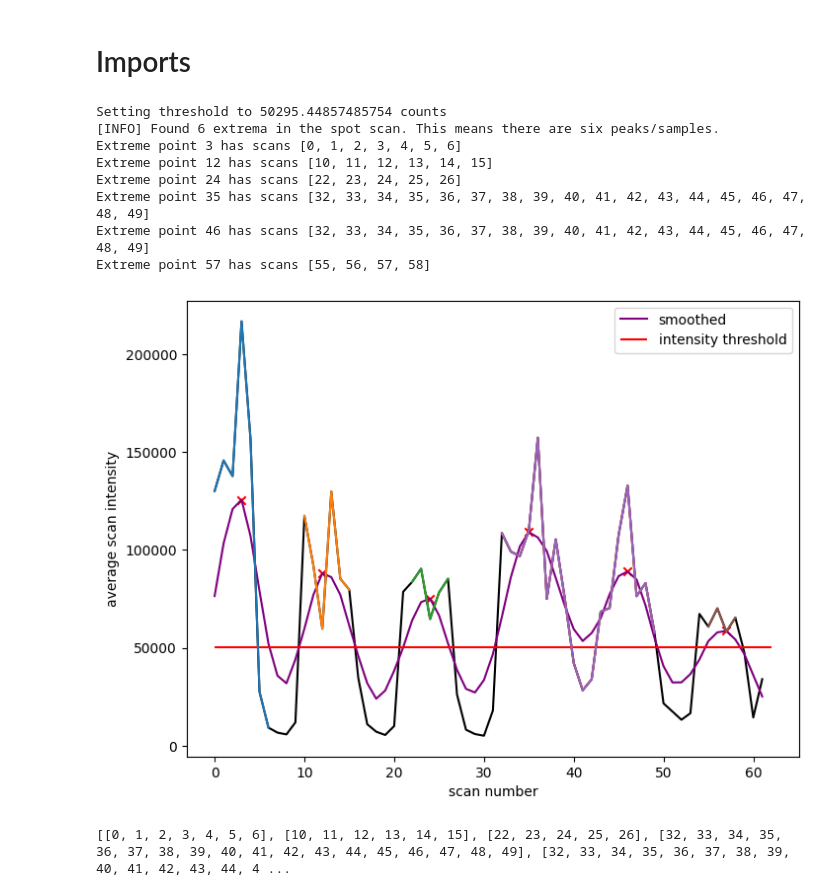
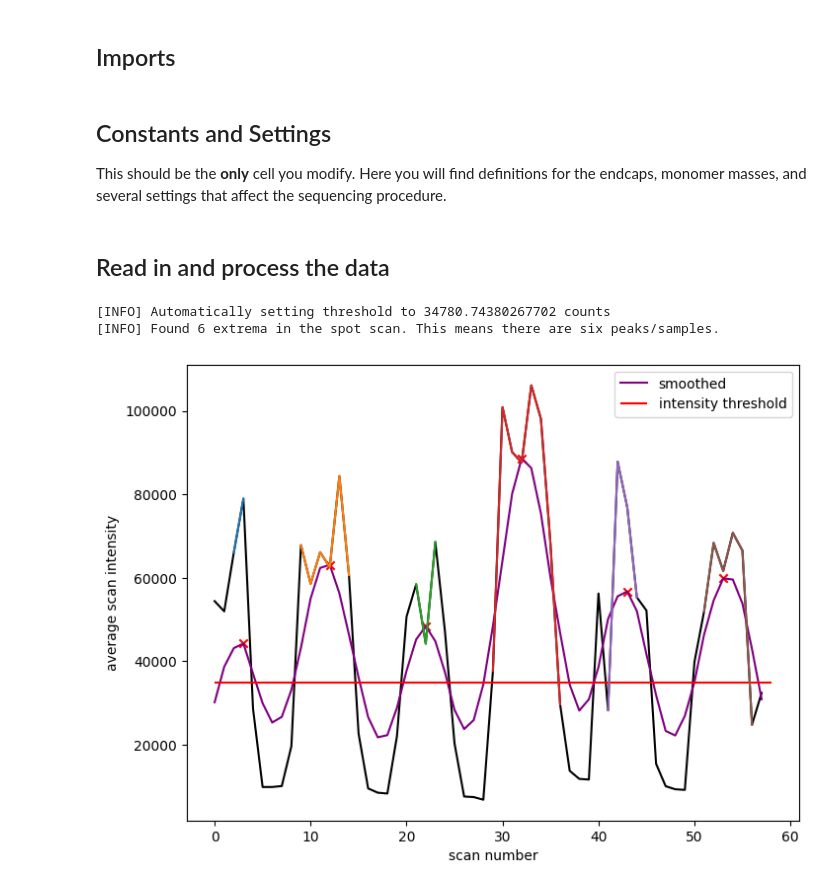
Before and after one commit to PhysicalOrganic/DesiSequencer, a Jupyter notebook: SequenceFromDesi.ipynb, the cells around one changed output. Cells and saved outputs as stored; diff of their text form; code cells hidden in the pictures.

```diff
--- a/SequenceFromDesi.ipynb
+++ b/SequenceFromDesi.ipynb
@@ -1,3 +4,3 @@
 # %% [markdown]
-# Imports
+## Imports
 # %%
@@ -10,2 +16,5 @@ import matplotlib.pyplot as plt
 from utils import read_desi_data_file, get_average_intensity_of_scan, get_spots, combine_scans, mass_to_monomer
 from utils import identify_masses_from_sequencing, find_parent_mass
+# %% [markdown]
+## Constants and Settings
+This should be the __only__ cell you modify. Here you will find definitions for the endcaps, monomer masses, and several settings that affect the sequencing procedure.
@@ -12,71 +89,28 @@ from utils import identify_masses_from_sequencing, find_parent_mass
+# %% [markdown]
+## Read in and process the data
 # %%
-endcap_mass = 262.084
-endcap_name = 'Tyr(OMe)'
-
-# this is the scan intensity that you check to see what is noise and what is oligos
-intensity_threshold = 'auto'
-
-# Set the maximum spot width
-spot_width = 6
-
-# Debug
-debug = True
-
-# Rounding for something in the reading/cleaning up of scans
-mz_round = 3
-
-# Define the monomer masses
-MonomerMasses = {
-    101.0477:'Ala',
-    103.0602:'D2Ala',
-    115.0633:'Abu',
-    117.0759:'D2Abu',
-    127.0633:'Gly(allyl)',
-    129.0759:'D2Allyl',
-    131.0582:'Ser',
-    133.0708:'D2Ser',
-    143.0946:'Leu',
-    145.1072:'D2Leu',
-    177.0790:'Phe',
-    179.0915:'D2Phe',
-    183.1259:'Cha',
-    185.1385:'D2Cha',
-    191.0949:'HoPhe',
-    193.0739:'Tyr(OH)',
-    193.1072:'D2HoPhe',
-    195.0864:'D2Tyr(OH)',
-    207.0895:'TyrOMe',
-    209.1021:'D2TyrOMe',
-}
-
-#file = Path('./julia_data/04172024_oligomers_CVprofiling_A-F_3rdtry.txt')
-file = Path('./julia_data/04172024_oligomers_CVprofiling_A-F_2ndtry.txt')
-
 # Get a list of scans in the file
 scans = read_desi_data_file(file, mz_round=mz_round)
 
 # Get the average intensities
-average_scan_intensities = [get_average_intensity_of_scan(x, mass_thresh=500) for x in scans]
+average_scan_intensities = [get_average_intensity_of_scan(x, mass_thresh=mass_thresh) for x in scans]
 
 # Get the spots from the spectrum
 spots = get_spots(intensities=average_scan_intensities,
-                  threshold=intensity_threshold,
+                  threshold=scan_intensity_threshold,
                   spot_width=spot_width,
-                  look_ahead_bias=1,
+                  look_ahead_bias=1.2,
+                  look_behind_bias=1.2,
                   polyorder=2,
                   plot_smoothed=True,
                   debug=debug)
 
-print(spots)
-spots = [[1, 2, 3, 4], [9, 10, 11, 12, 13, 14, 15], [19, 20, 21, 22, 23, 24], [29, 30, 31, 32, 33, 34, 35, 36], [40, 41, 42, 43, 44, 45], [50, 51, 52, 53, 54, 55, 56]]
+# This can be used to override the scan selection
+#spots = [[1, 2, 3, 4], [9, 10, 11, 12, 13, 14, 15], [19, 20, 21, 22, 23, 24], [29, 30, 31, 32, 33, 34, 35, 36], [40, 41, 42, 43, 44, 45], [50, 51, 52, 53, 54, 55, 56]]
+
+# Combine all of the scans that are associated with a peak to make one MS per peak
+combined_scans = [combine_scans([scans[i] for i in spot_group]) for spot_group in spots]
 # %% [output]
-Setting threshold to 50295.44857485754 counts
+[INFO] Automatically setting threshold to 34780.74380267702 counts
 [INFO] Found 6 extrema in the spot scan. This means there are six peaks/samples.
-Extreme point 3 has scans [0, 1, 2, 3, 4, 5, 6]
-Extreme point 12 has scans [10, 11, 12, 13, 14, 15]
-Extreme point 24 has scans [22, 23, 24, 25, 26]
-Extreme point 35 has scans [32, 33, 34, 35, 36, 37, 38, 39, 40, 41, 42, 43, 44, 45, 46, 47, 48, 49]
-Extreme point 46 has scans [32, 33, 34, 35, 36, 37, 38, 39, 40, 41, 42, 43, 44, 45, 46, 47, 48, 49]
-Extreme point 57 has scans [55, 56, 57, 58]
-[figure, old version]
+[figure, new version]
-[[0, 1, 2, 3, 4, 5, 6], [10, 11, 12, 13, 14, 15], [22, 23, 24, 25, 26], [32, 33, 34, 35, 36, 37, 38, 39, 40, 41, 42, 43, 44, 45, 46, 47, 48, 49], [32, 33, 34, 35, 36, 37, 38, 39, 40, 41, 42, 43, 44, 4 ...
```
Also changed, not shown: parts of 6 cells of this notebook, 8 other files.
